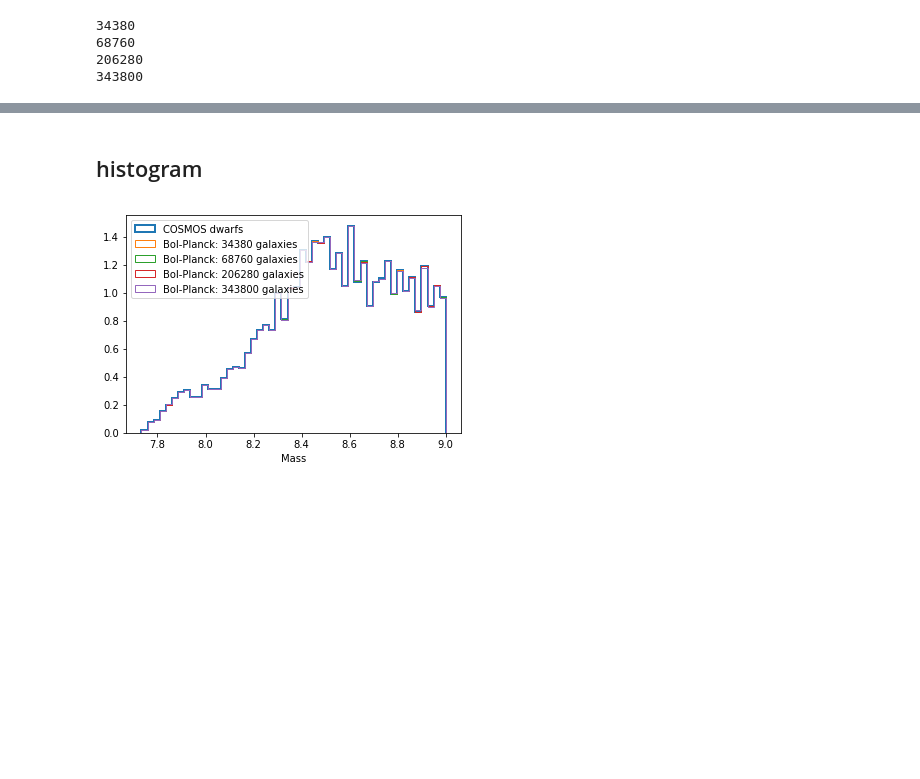
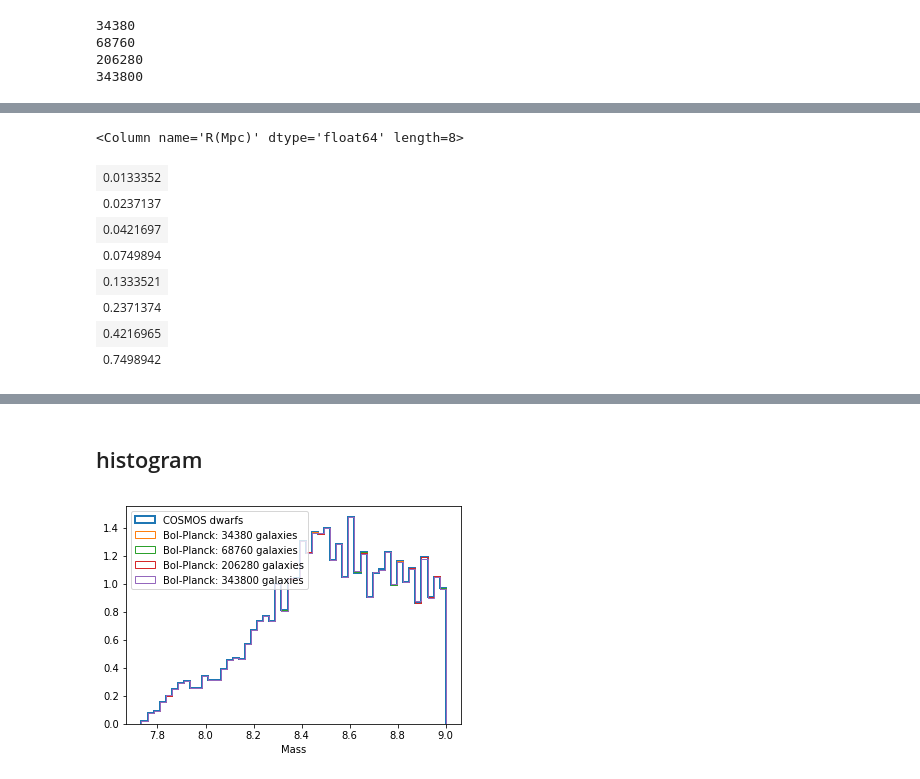
Before and after one commit to f-ardila/dwarf_lensing, a Jupyter notebook: dwarf_lensing.ipynb, the cells around one changed output, grey strips where cells are left out. Saved outputs shown, nothing was run; the diff lists cells and outputs as text; code cells hidden in the pictures; blank space fills up the shorter version.

```diff
--- a/dwarf_lensing.ipynb
+++ b/dwarf_lensing.ipynb
@@ -734,0 +793,12 @@ for dwarf_galaxies in [dwarf_galaxies_5, dwarf_galaxies_10, dwarf_galaxies_30, d
+# %%
+cosmos_lensing_signal['R(Mpc)']
+# %% [output]
+<Column name='R(Mpc)' dtype='float64' length=8>
+| 0.0133352 |
+| 0.0237137 |
+| 0.0421697 |
+| 0.0749894 |
+| 0.1333521 |
+| 0.2371374 |
+| 0.4216965 |
+| 0.7498942 |
```
Also changed, not shown: parts of 31 cells of this notebook.
